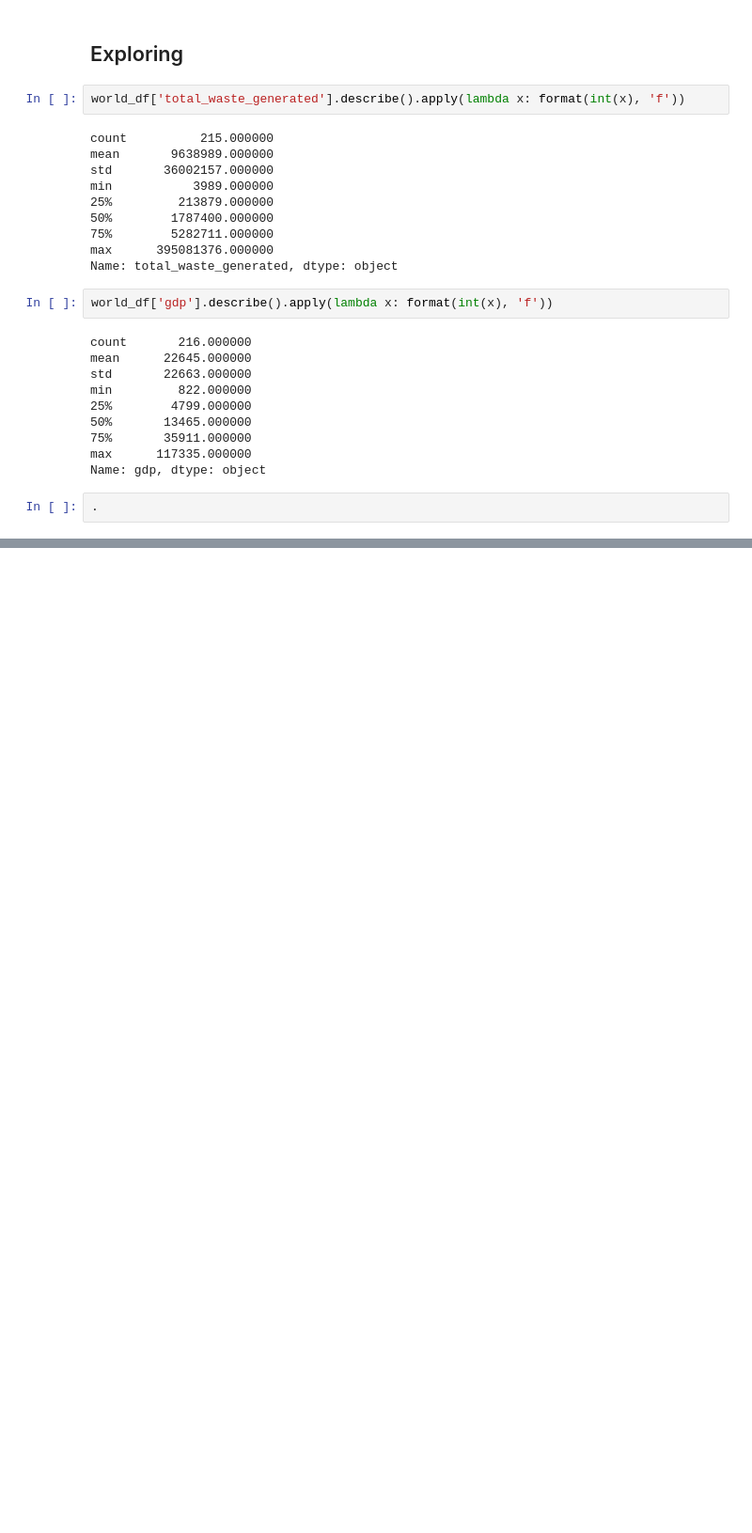
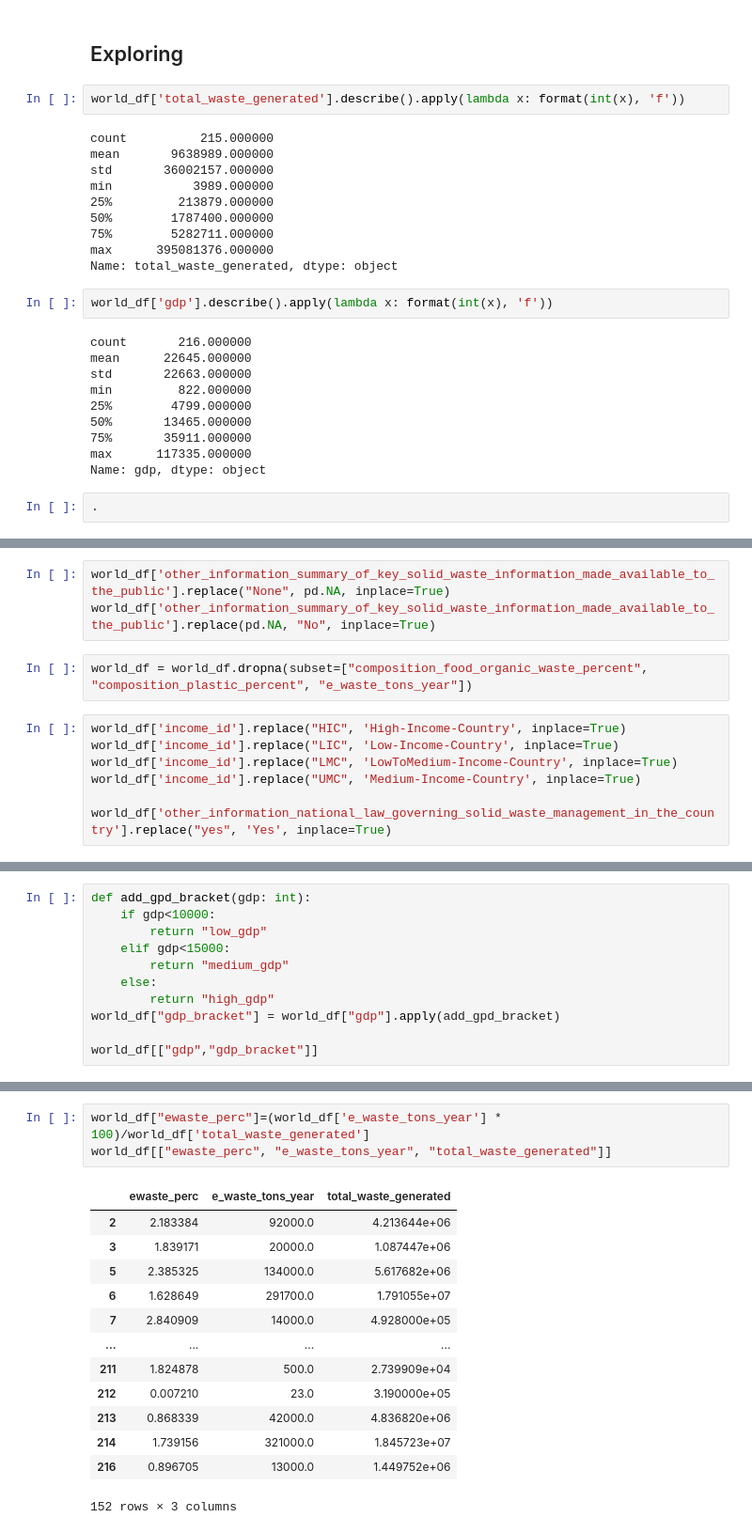
Before and after one commit to waquarkw/WasteManagement, a Jupyter notebook: data/explore.ipynb, the cells around one changed output, grey strips where cells are left out. Shown at 94% size. Cells and saved outputs as stored; diff of their text form; blank space fills up the shorter version.

```diff
--- a/data/explore.ipynb
+++ b/data/explore.ipynb
@@ -265,0 +304,12 @@ Name: gdp, dtype: object
+# %%
+world_df['other_information_summary_of_key_solid_waste_information_made_available_to_the_public'].replace("None", pd.NA, inplace=True)
+world_df['other_information_summary_of_key_solid_waste_information_made_available_to_the_public'].replace(pd.NA, "No", inplace=True)
+# %%
+world_df = world_df.dropna(subset=["composition_food_organic_waste_percent", "composition_plastic_percent", "e_waste_tons_year"])
+# %%
+world_df['income_id'].replace("HIC", 'High-Income-Country', inplace=True)
+world_df['income_id'].replace("LIC", 'Low-Income-Country', inplace=True)
+world_df['income_id'].replace("LMC", 'LowToMedium-Income-Country', inplace=True)
+world_df['income_id'].replace("UMC", 'Medium-Income-Country', inplace=True)
+
+world_df['other_information_national_law_governing_solid_waste_management_in_the_country'].replace("yes", 'Yes', inplace=True)
@@ -265,0 +372,11 @@ Name: gdp, dtype: object
+# %%
+def add_gpd_bracket(gdp: int):
+    if gdp<10000:
+        return "low_gdp"
+    elif gdp<15000:
+        return "medium_gdp"
+    else:
+        return "high_gdp"
+world_df["gdp_bracket"] = world_df["gdp"].apply(add_gpd_bracket)
+
+world_df[["gdp","gdp_bracket"]]
@@ -265,0 +404,17 @@ Name: gdp, dtype: object
+# %%
+world_df["ewaste_perc"]=(world_df['e_waste_tons_year'] * 100)/world_df['total_waste_generated']
+world_df[["ewaste_perc", "e_waste_tons_year", "total_waste_generated"]]
+# %% [output]
+|  | ewaste_perc | e_waste_tons_year | total_waste_generated |
+| 2 | 2.183384 | 92000.0 | 4.213644e+06 |
+| 3 | 1.839171 | 20000.0 | 1.087447e+06 |
+| 5 | 2.385325 | 134000.0 | 5.617682e+06 |
+| 6 | 1.628649 | 291700.0 | 1.791055e+07 |
+| 7 | 2.840909 | 14000.0 | 4.928000e+05 |
+| ... | ... | ... | ... |
+| 211 | 1.824878 | 500.0 | 2.739909e+04 |
+| 212 | 0.007210 | 23.0 | 3.190000e+05 |
+| 213 | 0.868339 | 42000.0 | 4.836820e+06 |
+| 214 | 1.739156 | 321000.0 | 1.845723e+07 |
+| 216 | 0.896705 | 13000.0 | 1.449752e+06 |
+152 rows × 3 columns
```
Also changed, not shown: parts of 22 cells of this notebook.
